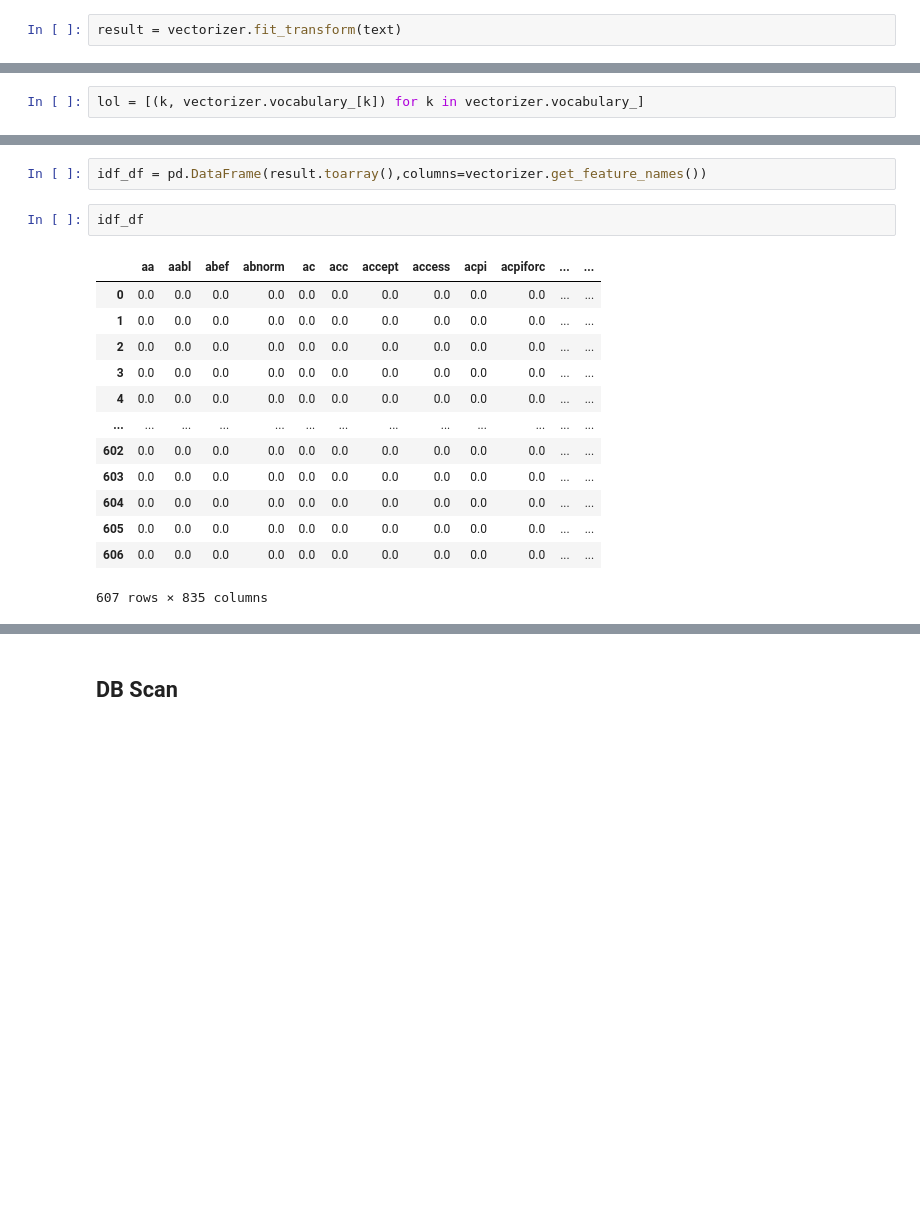
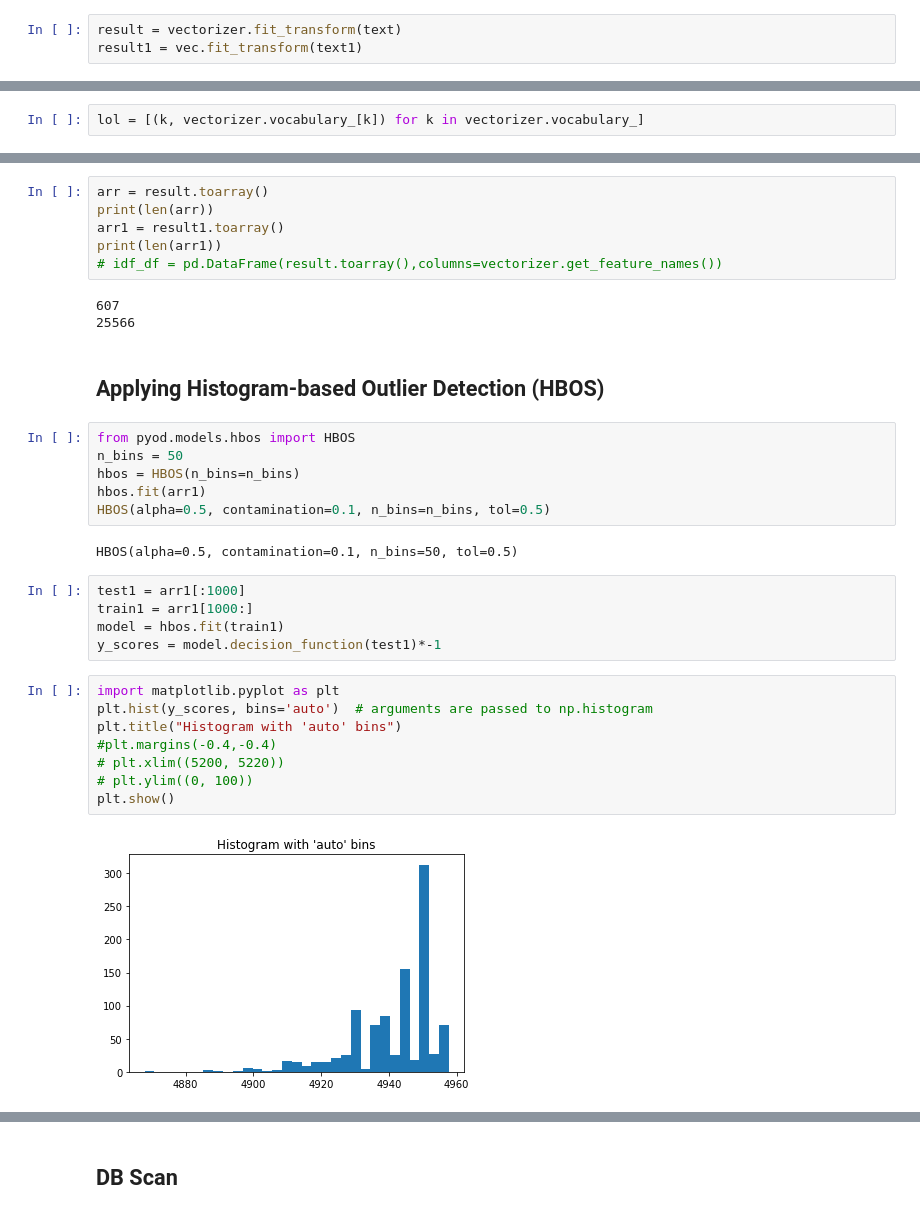
Before and after one commit to akesar01/LogAnalysis, a Jupyter notebook: Log_Analysis1.ipynb, the cells around one changed output, grey strips where cells are left out. Drawn from its saved outputs; the diff is of its cells as text; blank space fills up the shorter version.

```diff
--- a/Log_Analysis1.ipynb
+++ b/Log_Analysis1.ipynb
@@ -203,2 +193,3 @@ vectorizer = TfidfVectorizer()
 # %%
 result = vectorizer.fit_transform(text)
+result1 = vec.fit_transform(text1)
@@ -213,18 +198,34 @@ arr = result.toarray()
 # %%
-idf_df = pd.DataFrame(result.toarray(),columns=vectorizer.get_feature_names())
+arr = result.toarray()
+print(len(arr))
+arr1 = result1.toarray()
+print(len(arr1))
+# idf_df = pd.DataFrame(result.toarray(),columns=vectorizer.get_feature_names())
+# %% [output]
+607
+25566
-# %%
-idf_df
-# %% [output]
-|  | aa | aabl | abef | abnorm | ac | acc | accept | access | acpi | acpiforc | ... | ... |
-| 0 | 0.0 | 0.0 | 0.0 | 0.0 | 0.0 | 0.0 | 0.0 | 0.0 | 0.0 | 0.0 | ... | ... |
-| 1 | 0.0 | 0.0 | 0.0 | 0.0 | 0.0 | 0.0 | 0.0 | 0.0 | 0.0 | 0.0 | ... | ... |
-| 2 | 0.0 | 0.0 | 0.0 | 0.0 | 0.0 | 0.0 | 0.0 | 0.0 | 0.0 | 0.0 | ... | ... |
-| 3 | 0.0 | 0.0 | 0.0 | 0.0 | 0.0 | 0.0 | 0.0 | 0.0 | 0.0 | 0.0 | ... | ... |
-| 4 | 0.0 | 0.0 | 0.0 | 0.0 | 0.0 | 0.0 | 0.0 | 0.0 | 0.0 | 0.0 | ... | ... |
-| ... | ... | ... | ... | ... | ... | ... | ... | ... | ... | ... | ... | ... |
-| 602 | 0.0 | 0.0 | 0.0 | 0.0 | 0.0 | 0.0 | 0.0 | 0.0 | 0.0 | 0.0 | ... | ... |
-| 603 | 0.0 | 0.0 | 0.0 | 0.0 | 0.0 | 0.0 | 0.0 | 0.0 | 0.0 | 0.0 | ... | ... |
-| 604 | 0.0 | 0.0 | 0.0 | 0.0 | 0.0 | 0.0 | 0.0 | 0.0 | 0.0 | 0.0 | ... | ... |
-| 605 | 0.0 | 0.0 | 0.0 | 0.0 | 0.0 | 0.0 | 0.0 | 0.0 | 0.0 | 0.0 | ... | ... |
-| 606 | 0.0 | 0.0 | 0.0 | 0.0 | 0.0 | 0.0 | 0.0 | 0.0 | 0.0 | 0.0 | ... | ... |
-607 rows × 835 columns
+# %% [markdown]
+## Applying Histogram-based Outlier Detection (HBOS)
+# %%
+from pyod.models.hbos import HBOS
+n_bins = 50
+hbos = HBOS(n_bins=n_bins)
+hbos.fit(arr1)
+HBOS(alpha=0.5, contamination=0.1, n_bins=n_bins, tol=0.5)
+# %% [output]
+HBOS(alpha=0.5, contamination=0.1, n_bins=50, tol=0.5)
+# %%
+test1 = arr1[:1000]
+train1 = arr1[1000:]
+model = hbos.fit(train1)
+y_scores = model.decision_function(test1)*-1
+# %%
+import matplotlib.pyplot as plt
+plt.hist(y_scores, bins='auto')  # arguments are passed to np.histogram
+plt.title("Histogram with 'auto' bins")
+#plt.margins(-0.4,-0.4)
+# plt.xlim((5200, 5220))
+# plt.ylim((0, 100))
+plt.show()
+# %% [output]
+[figure, added]
```
Also changed, not shown: parts of 48 cells of this notebook, 2 other files.
